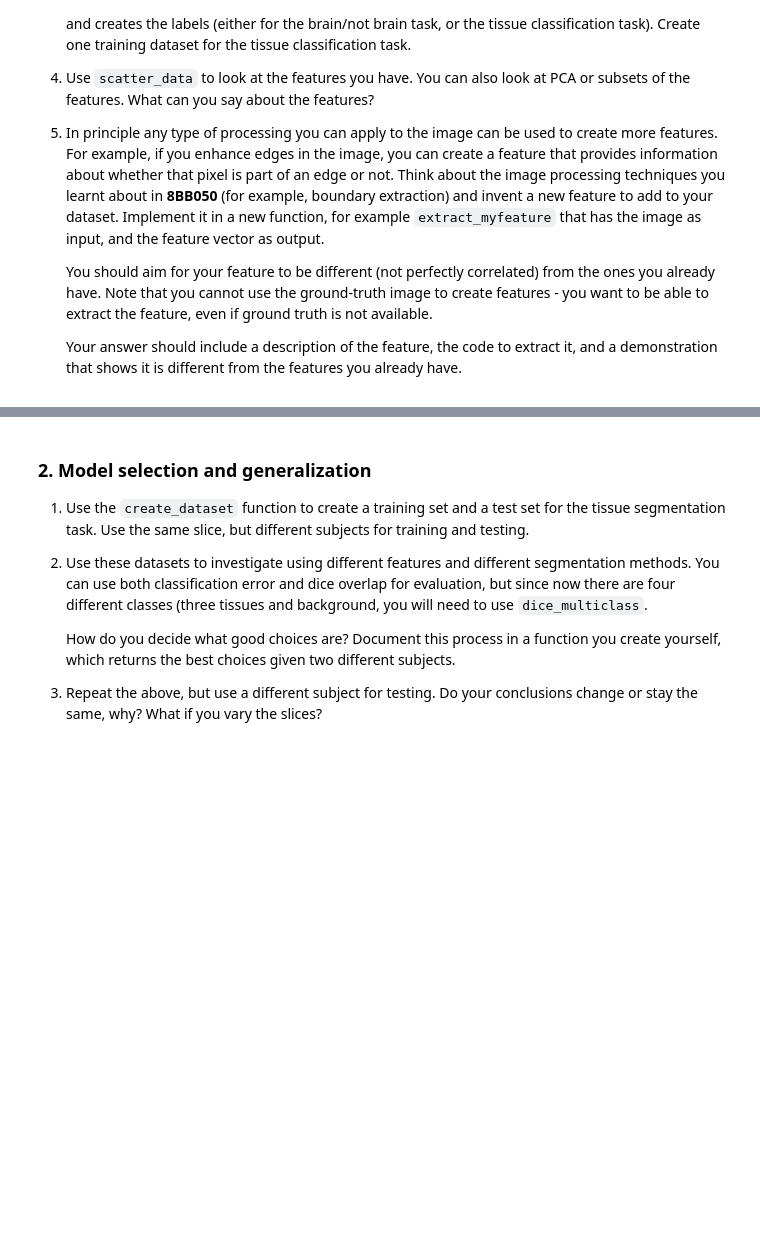
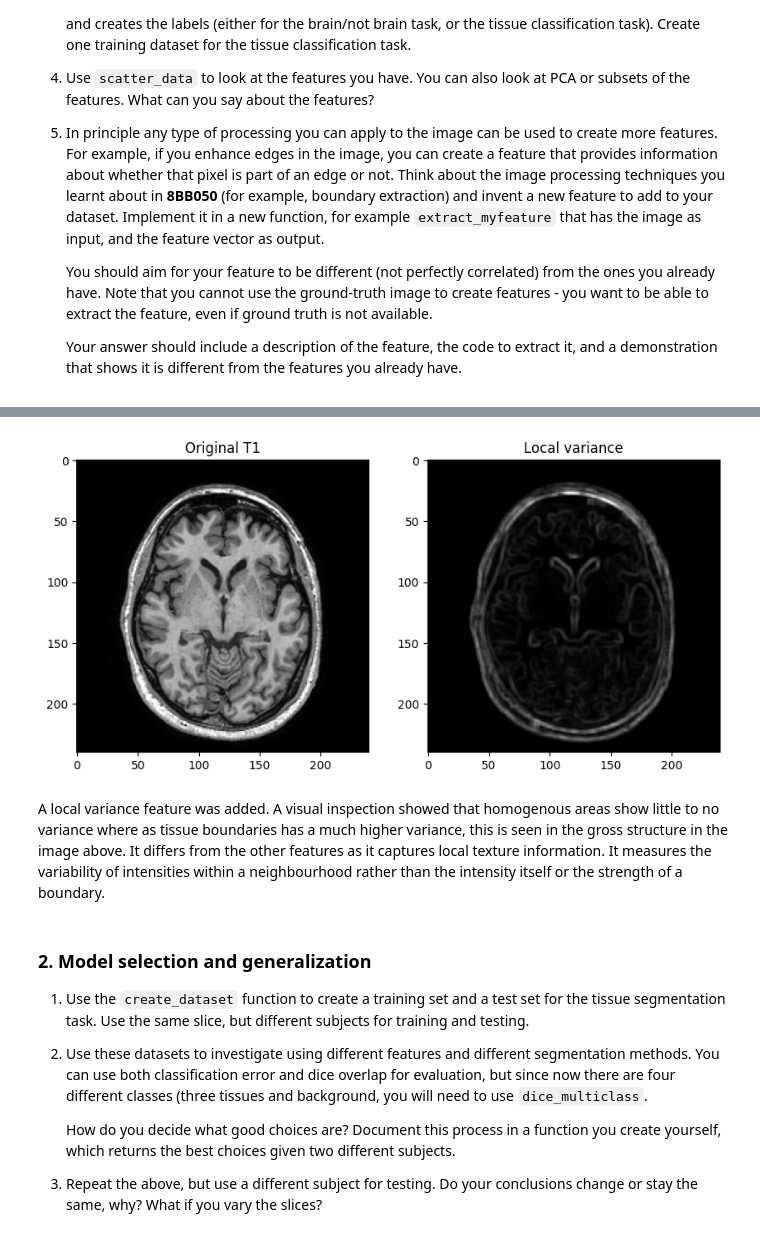
Before and after one commit to Mathis-Poel/8be030_project_MIA, a Jupyter notebook: reader/2.6_segmentation_project.ipynb, the cells around one changed output, grey strips where cells are left out. Saved outputs shown, nothing was run; the diff lists cells and outputs as text; code cells hidden in the pictures; blank space fills up the shorter version.

```diff
--- a/reader/2.6_segmentation_project.ipynb
+++ b/reader/2.6_segmentation_project.ipynb
@@ -164,3 +167,20 @@ plt.show()
+# %%
+local_var_f, local_var_im = util.extract_myfeatures(t1)
+
+plt.figure(figsize=(10,5))
+
+plt.subplot(121)
+plt.imshow(t1, cmap='gray')
+plt.title('Original T1')
+
+plt.subplot(122)
+plt.imshow(local_var_im, cmap='gray')
+plt.title('Local variance')
+plt.show()
+# %% [output]
+[figure, added]
+# %% [markdown]
+A local variance feature was added. A visual inspection showed that homogenous areas show little to no variance where as tissue boundaries has a much higher variance, this is seen in the gross structure in the image above. It differs from the other features as it captures local texture information. It measures the variability of intensities within a neighbourhood rather than the intensity itself or the strength of a boundary.
 # %% [markdown]
 ### 2. Model selection and generalization
 
```
Also changed, not shown: parts of 8 cells of this notebook, 1 other file.
